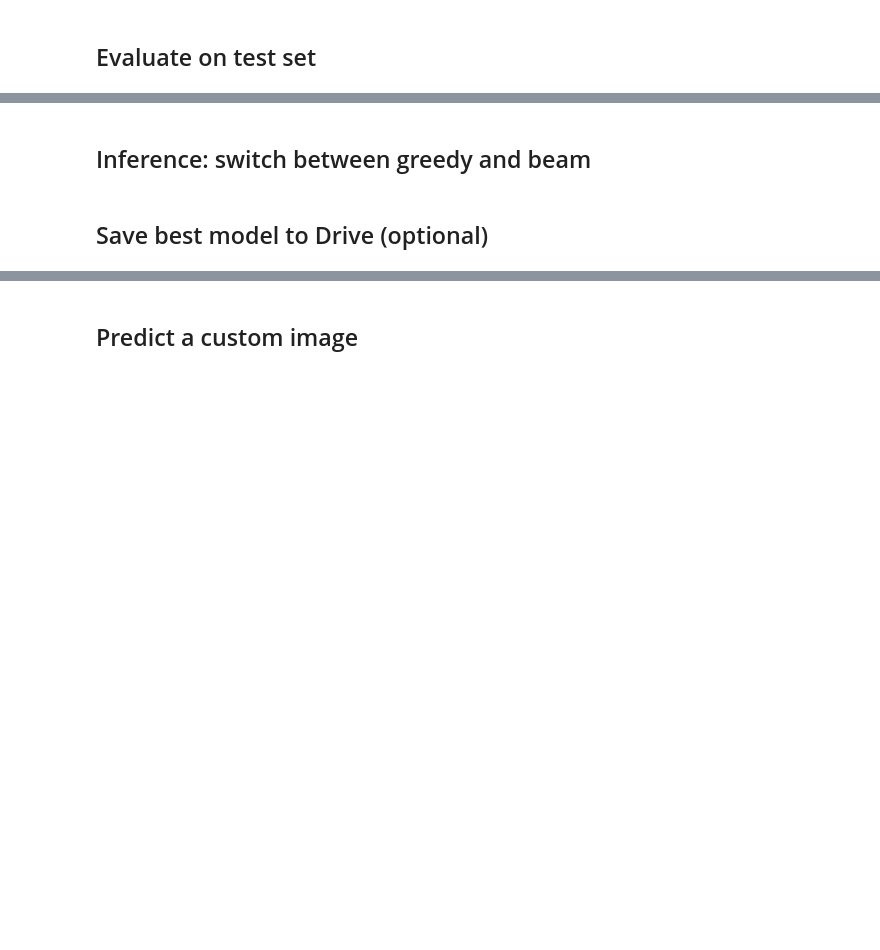
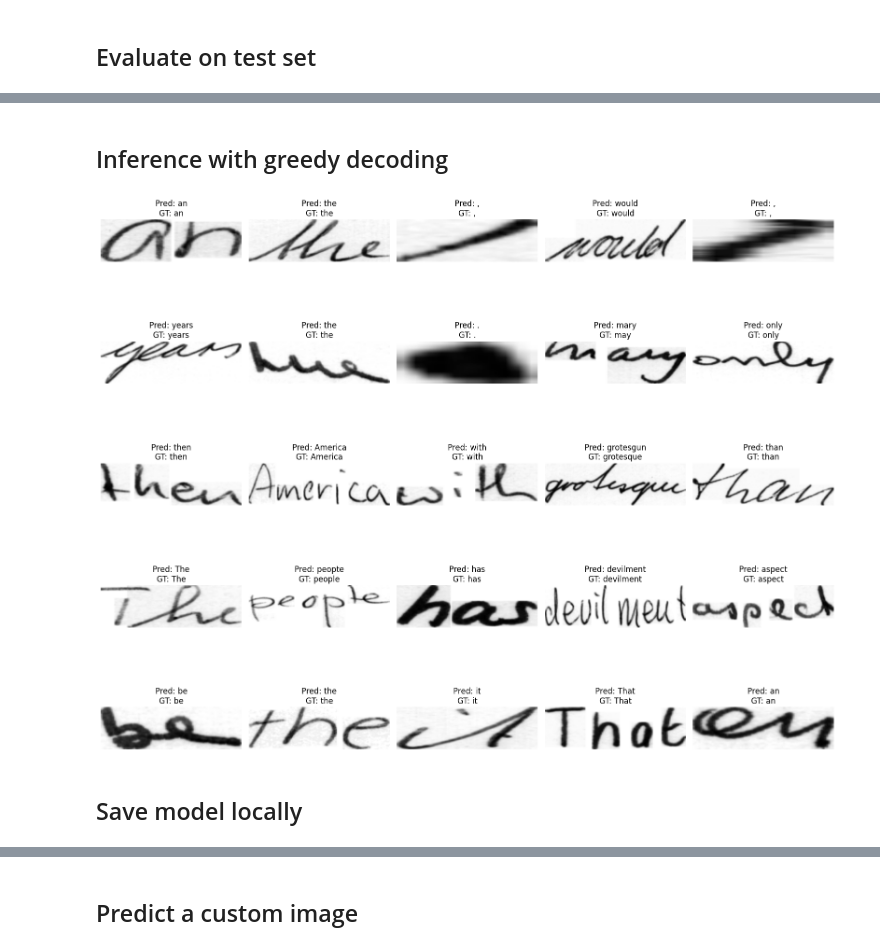
Before and after one commit to runn3rman/handwritingFinal, a Jupyter notebook: CS474/Handwriting more final/htr_colab.ipynb, the cells around one changed output, grey strips where cells are left out. Saved outputs shown, nothing was run; the diff lists cells and outputs as text; code cells hidden in the pictures; blank space fills up the shorter version.

```diff
--- a/CS474/Handwriting more final/htr_colab.ipynb
+++ b/CS474/Handwriting more final/htr_colab.ipynb
@@ -254,17 +277,24 @@ class HTRModel(nn.Module):
         self.features = nn.Sequential(
             nn.Conv2d(1, 32, kernel_size=3, padding=1),
             nn.ReLU(inplace=True),
+            nn.Dropout2d(0.1),
             nn.MaxPool2d(2, 2),
+
             nn.Conv2d(32, 64, kernel_size=3, padding=1),
             nn.ReLU(inplace=True),
+            nn.Dropout2d(0.1),
             nn.MaxPool2d(2, 2),
+
             nn.Conv2d(64, 128, kernel_size=3, padding=1),
             nn.ReLU(inplace=True),
+            nn.Dropout2d(0.15),
             nn.MaxPool2d((2, 1), (2, 1)),
         )
         rnn_input_size = 128 * (IMAGE_SIZE[1] // 8)
         self.lstm1 = nn.LSTM(rnn_input_size, 256, bidirectional=True, batch_first=True)
         self.lstm2 = nn.LSTM(512, 128, bidirectional=True, batch_first=True)
+        self.lstm_dropout = nn.Dropout(0.2)
+        self.head_dropout = nn.Dropout(0.2)
         self.classifier = nn.Linear(256, num_classes)
 
     def forward(self, x):
@@ -273,7 +303,10 @@ class HTRModel(nn.Module):
         x = x.permute(0, 3, 1, 2).contiguous()  # [B, W, C, H]
         x = x.view(b, w, c * h)                 # [B, W, C*H]
         x, _ = self.lstm1(x)
+        x = self.lstm_dropout(x)
         x, _ = self.lstm2(x)
+        x = self.lstm_dropout(x)
+        x = self.head_dropout(x)
         x = self.classifier(x)
         x = x.log_softmax(2)
         return x
@@ -586,34 +644,41 @@ print(f"Test loss: {test_loss:.4f} | Test CER: {test_cer:.4f}")
 # %% [markdown]
-## Inference: switch between greedy and beam
+## Inference with greedy decoding
 # %%
-USE_BEAM = True
-BEAM_WIDTH = 12
-LEXICON_BONUS = 2.0
+# Show random 25 predictions from the test set (with ground truth)
+num_samples = min(25, len(test_ds))
+rand_indices = random.sample(range(len(test_ds)), k=num_samples)
+
+imgs, labels = [], []
+for idx in rand_indices:
+    img, target = test_ds[idx]  # val_tf already applied in dataset
+    imgs.append(img)
+    labels.append("".join(idx_to_char[int(c)] for c in target if int(c) != PAD_TOKEN and int(c) != BLANK_TOKEN))
+images = torch.stack(imgs).to(DEVICE)
 
 model.eval()
 with torch.no_grad():
-    images, targets, target_lengths = next(iter(test_loader))
-    images = images.to(DEVICE)
     log_probs = model(images)
     T = log_probs.size(1)
-    input_lengths = torch.full(size=(log_probs.size(0),), fill_value=T, dtype=torch.long, device=DEVICE)
-    if USE_BEAM:
-        preds_text = ctc_beam_search_decode(log_probs, input_lengths, beam_width=BEAM_WIDTH, blank=BLANK_TOKEN, lexicon=lexicon, lexicon_bonus=LEXICON_BONUS)
-    else:
-        preds_text = greedy_decode(log_probs, input_lengths)
+    input_lengths = torch.full(size=(images.size(0),), fill_value=T, dtype=torch.long, device=DEVICE)
+    preds_text = greedy_decode(log_probs, input_lengths)
 
 images_np = images.cpu() * 0.5 + 0.5
 images_np = images_np.numpy()
 
-num_show = min(8, images_np.shape[0])
-fig, axes = plt.subplots(2, math.ceil(num_show / 2), figsize=(12, 6))
+rows = math.ceil(num_samples / 5)
+cols = min(5, num_samples)
+fig, axes = plt.subplots(rows, cols, figsize=(cols * 3.2, rows * 2.8))
 axes = axes.flatten()
-for i in range(num_show):
+for i in range(num_samples):
     img = images_np[i, 0]
     axes[i].imshow(img, cmap="gray")
     axes[i].axis("off")
-    axes[i].set_title(f"Pred: {preds_text[i]}")
+    axes[i].set_title(f"Pred: {preds_text[i]}\nGT: {labels[i]}")
+for j in range(num_samples, len(axes)):
+    axes[j].axis("off")
 plt.tight_layout()
 plt.show()
+# %% [output]
+[figure, added]
 # %% [markdown]
-## Save best model to Drive (optional)
+## Save model locally
```
Also changed, not shown: parts of 21 cells of this notebook, 3 other files.
